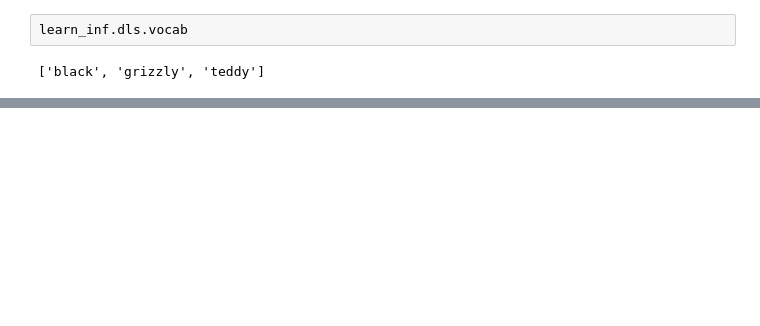
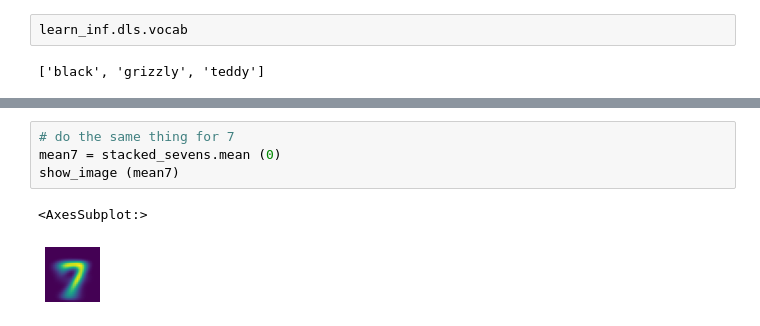
Before and after one commit to AleksandrMorozov123/My-self-educate, a Jupyter notebook: computer-vision-excercises.ipynb, the cells around one changed output, grey strips where cells are left out. Drawn from its saved outputs; the diff is of its cells as text; blank space fills up the shorter version.

```diff
--- a/computer-vision-excercises.ipynb
+++ b/computer-vision-excercises.ipynb
@@ -346,0 +382,7 @@ show_image (three_tensors [1])
+# %%
+# do the same thing for 7
+mean7 = stacked_sevens.mean (0)
+show_image (mean7)
+# %% [output]
+<AxesSubplot:>
+[figure, added]
```
Also changed, not shown: parts of 40 cells of this notebook.
